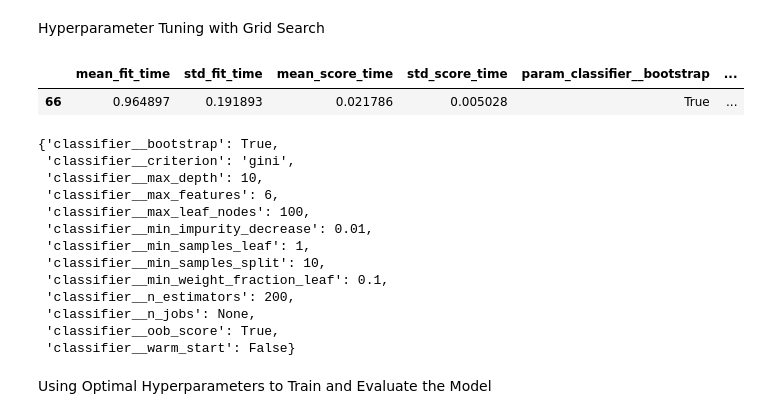
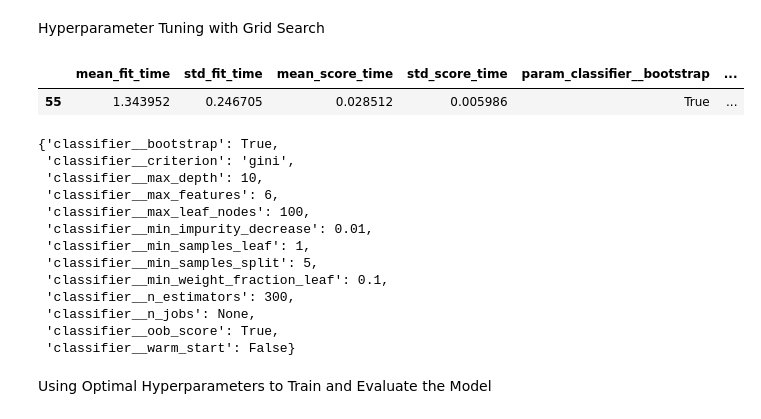
Before and after one commit to lilyzhizhou/Identifying-Prediabetes-ML, a Jupyter notebook: Random_Forest.ipynb, the cells around one changed output. Drawn from its saved outputs; the diff is of its cells as text; code cells hidden in the pictures.

```diff
--- a/Random_Forest.ipynb
+++ b/Random_Forest.ipynb
@@ -204,39 +204,39 @@ param_dist = {
     "classifier__n_estimators" : [200, 300, 400],
     "classifier__max_depth" : [5,7,10],
     "classifier__min_samples_leaf" : [15, 20 ,25],
-    "classifier__max_features" : [4,6,8],
+    "classifier__max_features" : [6,8,10],
     "classifier__criterion" : ['gini'],
     "classifier__min_samples_split" : [5, 10, 15],
     "classifier__min_samples_leaf" : [1],
     "classifier__max_leaf_nodes" : [100],
     "classifier__min_impurity_decrease" : [0.01],
     "classifier__min_weight_fraction_leaf" : [0.1],
     "classifier__bootstrap" : [True],
     "classifier__oob_score" : [True],
     "classifier__n_jobs" : [None],
     "classifier__warm_start" : [False]
 }
 
 # Initializing stratified K-fold cross-validation. This ensures each fold has the same proportion of target labels as the whole dataset.
-skf = StratifiedKFold(n_splits=10)
+kf = KFold(n_splits=10)
 
 # Setting up GridSearchCV to search through the parameter space.
 # It will evaluate the model for each combination of hyperparameters provided using stratified K-fold cross-validation.
 random_search = GridSearchCV(
     model, param_grid=param_dist, cv=skf
 )
 
 # Running the GridSearchCV on the training data.
 random_search.fit(train.drop('predm', axis=1), train['predm'])
 
 # Extracting the results of the Grid Search into a DataFrame for analysis.
 results = pd.DataFrame(random_search.cv_results_)
 
 # Filtering to get the rows with the best performing hyperparameters.
 results[results['rank_test_score'] == 1]
 # %% [output]
 |  | mean_fit_time | std_fit_time | mean_score_time | std_score_time | param_classifier__bootstrap | ... |
-| 66 | 0.964897 | 0.191893 | 0.021786 | 0.005028 | True | ... |
+| 55 | 1.343952 | 0.246705 | 0.028512 | 0.005986 | True | ... |
 # %%
 # Retrieve the best hyperparameters after Grid Search
 random_search.best_params_
@@ -248,9 +248,9 @@ random_search.best_params_
  'classifier__max_leaf_nodes': 100,
  'classifier__min_impurity_decrease': 0.01,
  'classifier__min_samples_leaf': 1,
- 'classifier__min_samples_split': 10,
+ 'classifier__min_samples_split': 5,
  'classifier__min_weight_fraction_leaf': 0.1,
- 'classifier__n_estimators': 200,
+ 'classifier__n_estimators': 300,
  'classifier__n_jobs': None,
  'classifier__oob_score': True,
  'classifier__warm_start': False}
```
Also changed, not shown: parts of 8 cells of this notebook.
